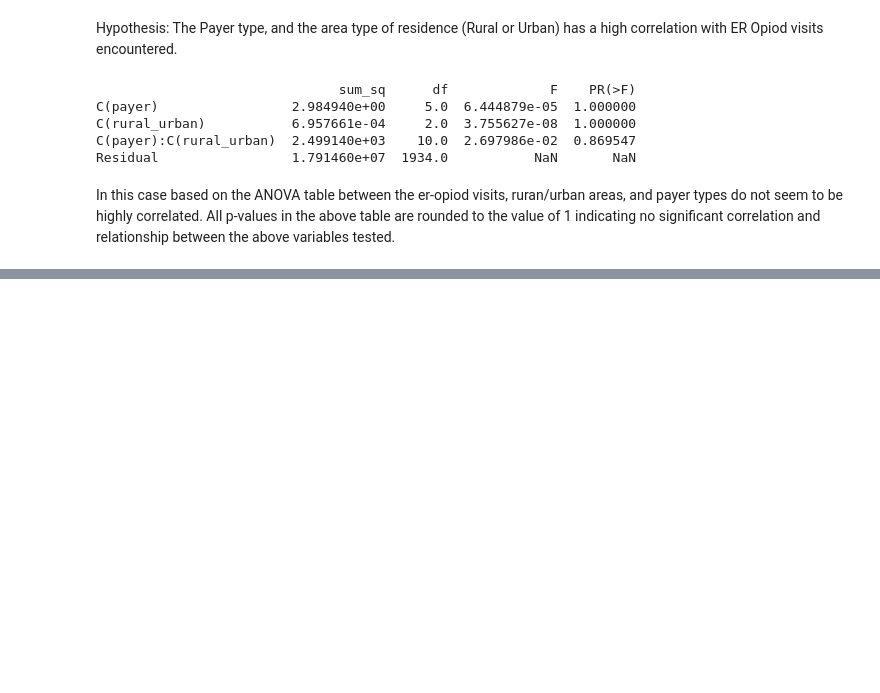
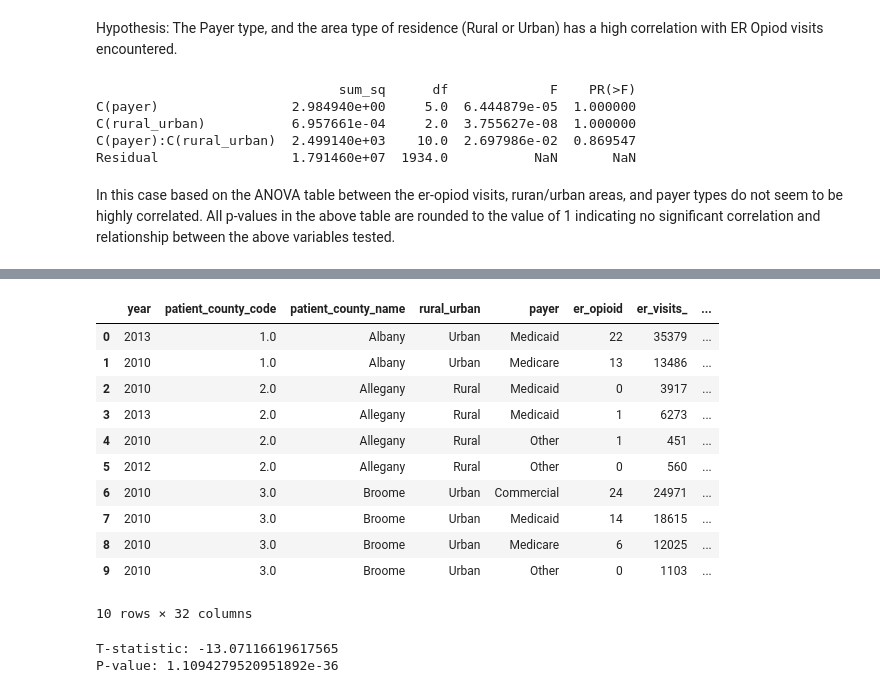
Before and after one commit to angeliki-tzanou/datasci_5_statistics, a Jupyter notebook: HHA_507_Assignment_5.ipynb, the cells around one changed output, grey strips where cells are left out. Drawn from its saved outputs; the diff is of its cells as text; code cells hidden in the pictures; blank space fills up the shorter version.

```diff
--- a/HHA_507_Assignment_5.ipynb
+++ b/HHA_507_Assignment_5.ipynb
@@ -168,0 +193,15 @@ In this case based on the ANOVA table between the er-opiod visits, ruran/urban a
+# %%
+df_op.head(10)
+# %% [output]
+|  | year | patient_county_code | patient_county_name | rural_urban | payer | er_opioid | er_visits_ | ... |
+| 0 | 2013 | 1.0 | Albany | Urban | Medicaid | 22 | 35379 | ... |
+| 1 | 2010 | 1.0 | Albany | Urban | Medicare | 13 | 13486 | ... |
+| 2 | 2010 | 2.0 | Allegany | Rural | Medicaid | 0 | 3917 | ... |
+| 3 | 2013 | 2.0 | Allegany | Rural | Medicaid | 1 | 6273 | ... |
+| 4 | 2010 | 2.0 | Allegany | Rural | Other | 1 | 451 | ... |
+| 5 | 2012 | 2.0 | Allegany | Rural | Other | 0 | 560 | ... |
+| 6 | 2010 | 3.0 | Broome | Urban | Commercial | 24 | 24971 | ... |
+| 7 | 2010 | 3.0 | Broome | Urban | Medicaid | 14 | 18615 | ... |
+| 8 | 2010 | 3.0 | Broome | Urban | Medicare | 6 | 12025 | ... |
+| 9 | 2010 | 3.0 | Broome | Urban | Other | 0 | 1103 | ... |
+10 rows × 32 columns
@@ -168,0 +211,8 @@ In this case based on the ANOVA table between the er-opiod visits, ruran/urban a
+# %%
+t_statistic, p_value = stats.ttest_ind(rural_group, urban_group, equal_var=False)
+
+print(f"T-statistic: {t_statistic}")
+print(f"P-value: {p_value}")
+# %% [output]
+T-statistic: -13.07116619617565
+P-value: 1.1094279520951892e-36
```
Also changed, not shown: parts of 5 cells of this notebook.
